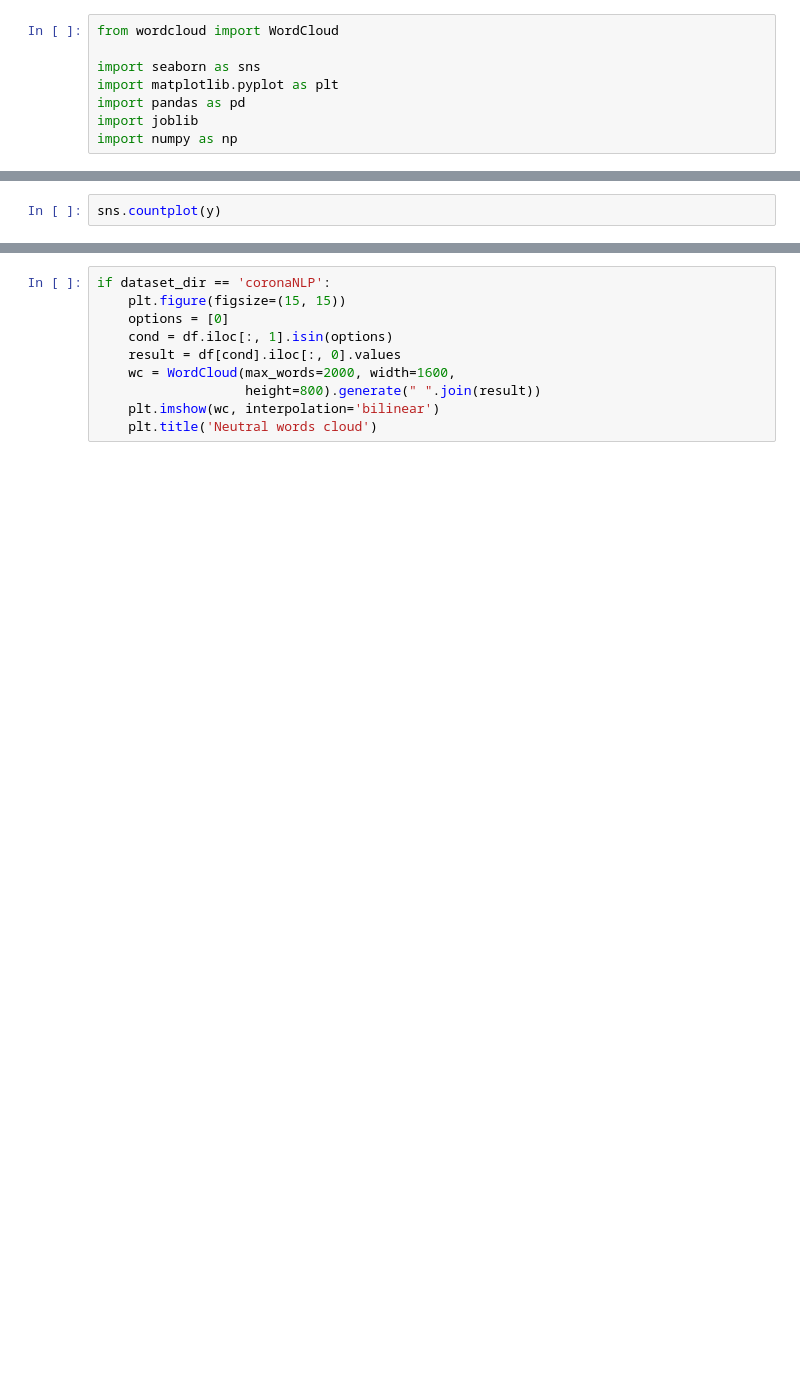
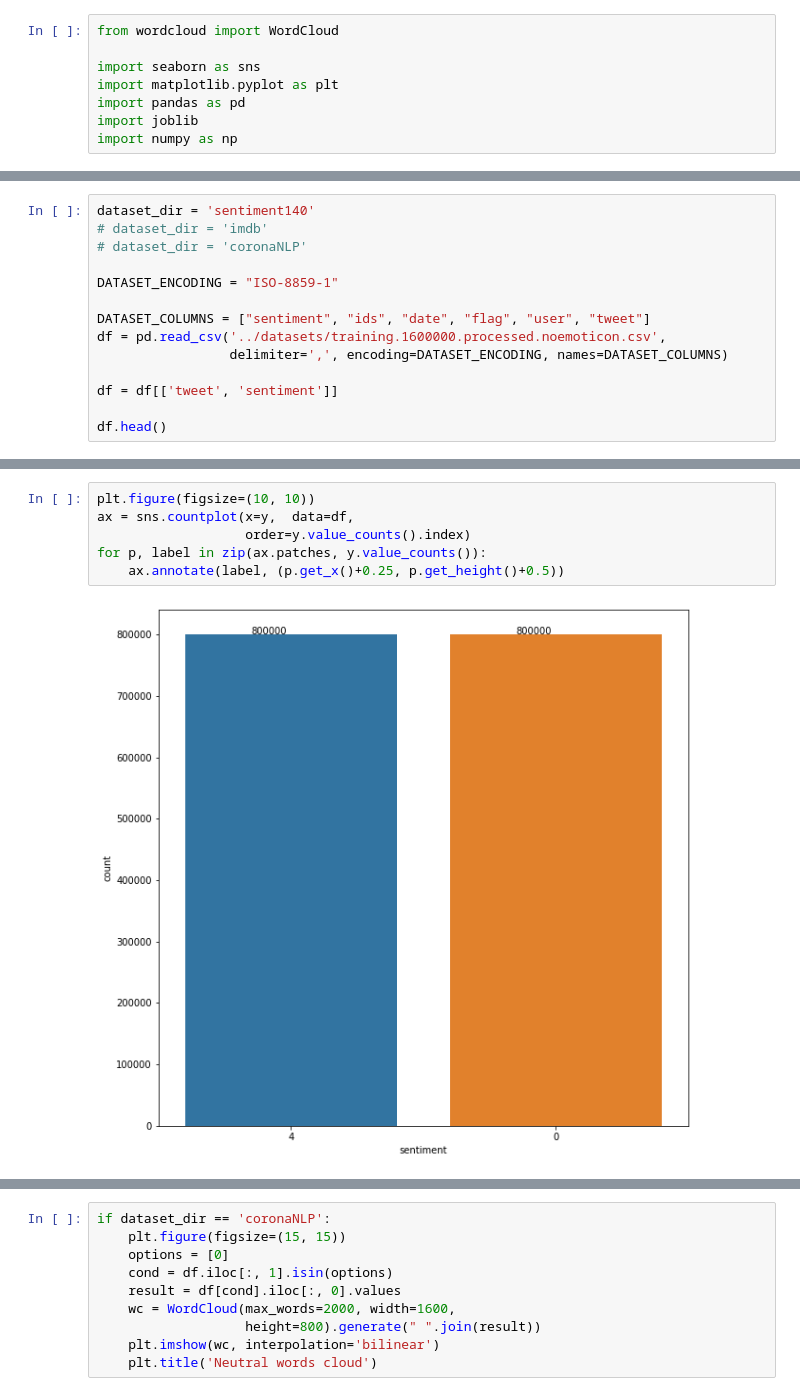
Before and after one commit to 3nws/twitter-text-classification, a Jupyter notebook: notebooks/visualization.ipynb, the cells around one changed output, grey strips where cells are left out. Saved outputs shown, nothing was run; the diff lists cells and outputs as text; blank space fills up the shorter version.

```diff
--- a/notebooks/visualization.ipynb
+++ b/notebooks/visualization.ipynb
@@ -19,0 +9,14 @@ df.head()
+# %%
+dataset_dir = 'sentiment140'
+# dataset_dir = 'imdb'
+# dataset_dir = 'coronaNLP'
+
+DATASET_ENCODING = "ISO-8859-1"
+
+DATASET_COLUMNS = ["sentiment", "ids", "date", "flag", "user", "tweet"]
+df = pd.read_csv('../datasets/training.1600000.processed.noemoticon.csv',
+                 delimiter=',', encoding=DATASET_ENCODING, names=DATASET_COLUMNS)
+
+df = df[['tweet', 'sentiment']]
+
+df.head()
@@ -28,4 +56,10 @@ X, y
-# %%
-sns.countplot(y)
+# %%
+plt.figure(figsize=(10, 10))
+ax = sns.countplot(x=y,  data=df,
+                   order=y.value_counts().index)
+for p, label in zip(ax.patches, y.value_counts()):
+    ax.annotate(label, (p.get_x()+0.25, p.get_height()+0.5))
+# %% [output]
+[figure, added]
 # %%
 plt.figure(figsize=(15, 15))
```
Also changed, not shown: parts of 5 cells of this notebook, 3 other files.
